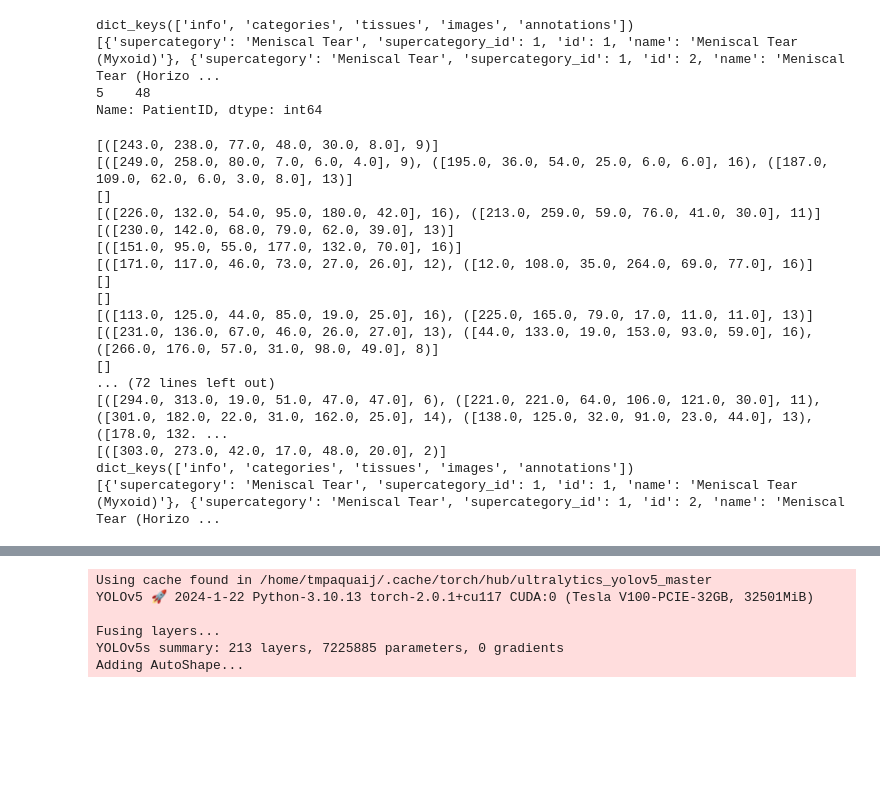
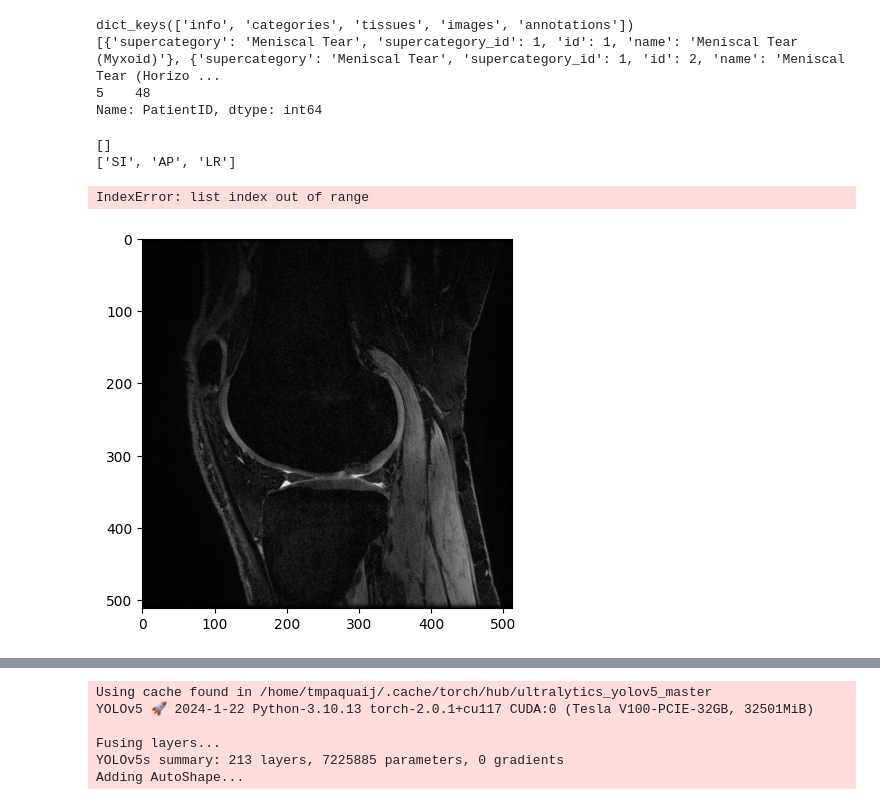
Before and after one commit to TimPaquaij/atommic, a Jupyter notebook: projects/MTL/rso/SKMTEA/Object_detection.ipynb, the cells around one changed output, grey strips where cells are left out. Drawn from its saved outputs; the diff is of its cells as text; code cells hidden in the pictures; blank space fills up the shorter version.

```diff
--- a/projects/MTL/rso/SKMTEA/Object_detection.ipynb
+++ b/projects/MTL/rso/SKMTEA/Object_detection.ipynb
@@ -334,33 +334,57 @@ Name: PatientID, dtype: int64
 # %%
 import json
 import numpy as np
-annotation_set ="/data/projects/recon/data/public/multitask/skm-tea/v1-release/annotations/v1.0.0/train.json"
-with open(annotation_set, "r", encoding="utf-8") as f:
-    annotation_set = json.load(f)
-    slice = 80
-for image in annotation_set["images"]:
-    image_id = image['scan_id']
-    annotations = [annotation for annotation in annotation_set['annotations'] if annotation['image_id'] == image['id']]
-    bbox_class = [(annotation['bbox'],annotation['category_id']) for annotation in annotations
-                  if slice in range(int(annotation['bbox'][2]),int(annotation['bbox'][0]+annotation['bbox'][5]),1)]
-    print(bbox_class)
-print(annotation_set.keys())
-print(annotation_set['categories'])
+import matplotlib.pyplot as plt
+import matplotlib.patches as patch
+with h5py.File('/data/projects/recon/data/public/multitask/skm-tea/v1-release/files_recon_calib-24/MTR_026.h5', "r") as f:
+    target_org = f["target"][:, :, :, :, :]  # Shape: (x, ky, kz, #echos, #coils)
+
+
+annotation_set_org ="/data/projects/recon/data/public/multitask/skm-tea/v1-release/annotations/v1.0.0/test.json"
+dataslices = [50]
+with open(annotation_set_org, "r", encoding="utf-8") as f:
+    annotations = json.load(f)
+bbox_classes =[]
+for image in annotations["images"]:
+
+    if image['file_name'] == "MTR_026.h5":
+
+        annotations = [annotation for annotation in annotations['annotations'] if annotation['image_id'] == image['id']]
+        orientation = image['orientation']
+        shape = image['matrix_shape']
+        for dataslice in dataslices:
+            bboxes = []
+            categories = []
+            tissues = []
+
+            for annotation in annotations:
+                if dataslice in range(int(annotation['bbox'][2]),int(annotation['bbox'][2] + annotation['bbox'][5]), 1) and annotation["id"]!=29:
+                    print(annotation['bbox'])
+                    bboxes.append([annotation['bbox'][0],annotation['bbox'][1],annotation['bbox'][3],annotation['bbox'][4]])
+                    categories.append(annotation['category_id'])
+                    tissues.append(annotation['tissue_id'])
+            bbox_classes.append(dict(slice_id=np.array([dataslice]), boxes=np.array(bboxes),labels=np.array(categories),tissues=np.array(tissues)))
+
+
+
+
+
+print(bbox_classes)
+print(orientation)
 # %% [output]
-[([243.0, 238.0, 77.0, 48.0, 30.0, 8.0], 9)]
-[([249.0, 258.0, 80.0, 7.0, 6.0, 4.0], 9), ([195.0, 36.0, 54.0, 25.0, 6.0, 6.0], 16), ([187.0, 109.0, 62.0, 6.0, 3.0, 8.0], 13)]
 []
-[([226.0, 132.0, 54.0, 95.0, 180.0, 42.0], 16), ([213.0, 259.0, 59.0, 76.0, 41.0, 30.0], 11)]
-[([230.0, 142.0, 68.0, 79.0, 62.0, 39.0], 13)]
-[([151.0, 95.0, 55.0, 177.0, 132.0, 70.0], 16)]
-[([171.0, 117.0, 46.0, 73.0, 27.0, 26.0], 12), ([12.0, 108.0, 35.0, 264.0, 69.0, 77.0], 16)]
-[]
-[]
-[([113.0, 125.0, 44.0, 85.0, 19.0, 25.0], 16), ([225.0, 165.0, 79.0, 17.0, 11.0, 11.0], 13)]
-[([231.0, 136.0, 67.0, 46.0, 26.0, 27.0], 13), ([44.0, 133.0, 19.0, 153.0, 93.0, 59.0], 16), ([266.0, 176.0, 57.0, 31.0, 98.0, 49.0], 8)]
-[]
-... (72 lines left out)
-[([294.0, 313.0, 19.0, 51.0, 47.0, 47.0], 6), ([221.0, 221.0, 64.0, 106.0, 121.0, 30.0], 11), ([301.0, 182.0, 22.0, 31.0, 162.0, 25.0], 14), ([138.0, 125.0, 32.0, 91.0, 23.0, 44.0], 13), ([178.0, 132. ...
-[([303.0, 273.0, 42.0, 17.0, 48.0, 20.0], 2)]
-dict_keys(['info', 'categories', 'tissues', 'images', 'annotations'])
-[{'supercategory': 'Meniscal Tear', 'supercategory_id': 1, 'id': 1, 'name': 'Meniscal Tear (Myxoid)'}, {'supercategory': 'Meniscal Tear', 'supercategory_id': 1, 'id': 2, 'name': 'Meniscal Tear (Horizo ...
+['SI', 'AP', 'LR']
+# %%
+fig, ax = plt.subplots()
+ax.imshow(np.abs(target_org[:,:,50,0]+target_org[:,:,50,1]),cmap='gray')
+
+x=bbox_classes[0]["boxes"][0][0]
+y=bbox_classes[0]["boxes"][0][1]
+width = bbox_classes[0]["boxes"][0][2]
+height = bbox_classes[0]["boxes"][0][3]
+
+rect = patch.Rectangle((y,x),height,width, linewidth=1,edgecolor='r',facecolor=None,alpha=0.2)
+ax.add_patch(rect)
+# %% [output]
+IndexError: list index out of range
+[figure, added]
```
Also changed, not shown: parts of 1 cell of this notebook, 5 other files.
